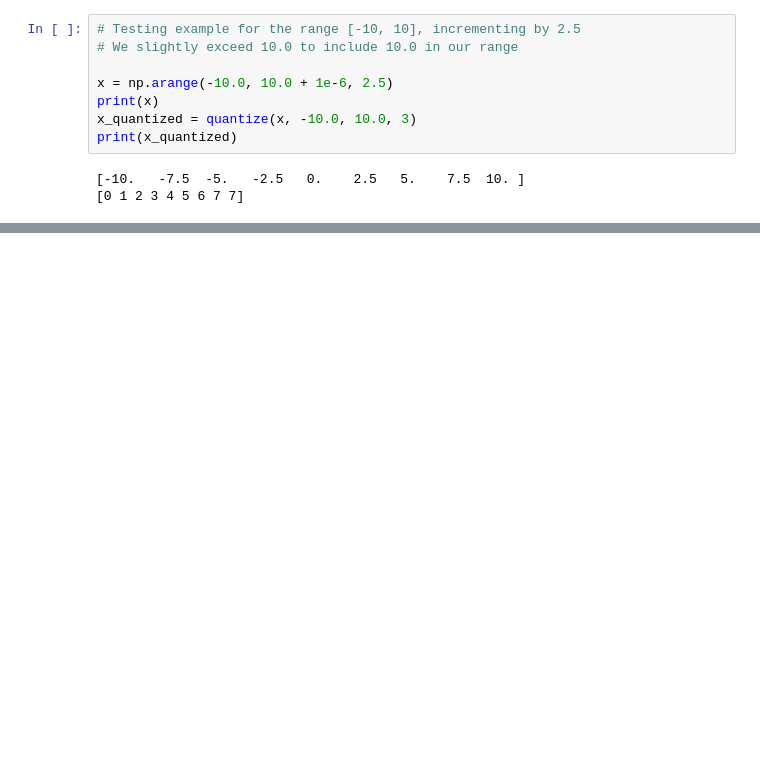
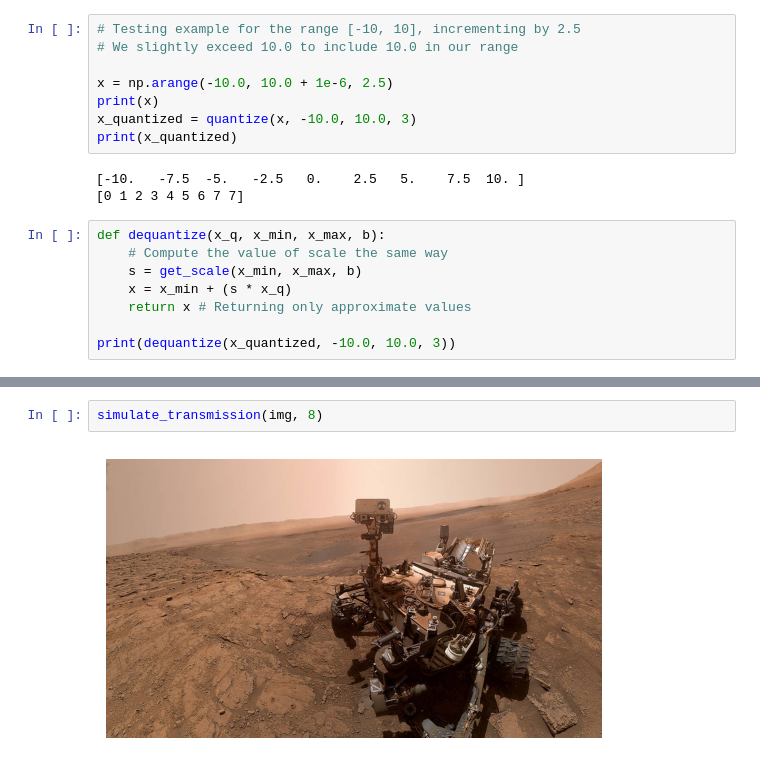
Before and after one commit to khanhcodes/efficient_DL, a Jupyter notebook: chap-2-compression-techniques/1-data-quantization.ipynb, the cells around one changed output, grey strips where cells are left out. Drawn from its saved outputs; the diff is of its cells as text; blank space fills up the shorter version.

```diff
--- a/chap-2-compression-techniques/1-data-quantization.ipynb
+++ b/chap-2-compression-techniques/1-data-quantization.ipynb
@@ -33,3 +33,11 @@ print(x_quantized)
 # %% [output]
 [-10.   -7.5  -5.   -2.5   0.    2.5   5.    7.5  10. ]
 [0 1 2 3 4 5 6 7 7]
+# %%
+def dequantize(x_q, x_min, x_max, b):
+    # Compute the value of scale the same way
+    s = get_scale(x_min, x_max, b)
+    x = x_min + (s * x_q)
+    return x # Returning only approximate values
+
+print(dequantize(x_quantized, -10.0, 10.0, 3))
@@ -35,0 +70,4 @@ print(x_quantized)
+# %%
+simulate_transmission(img, 8)
+# %% [output]
+[figure, added]
```
Also changed, not shown: parts of 10 cells of this notebook, 1 other file.
